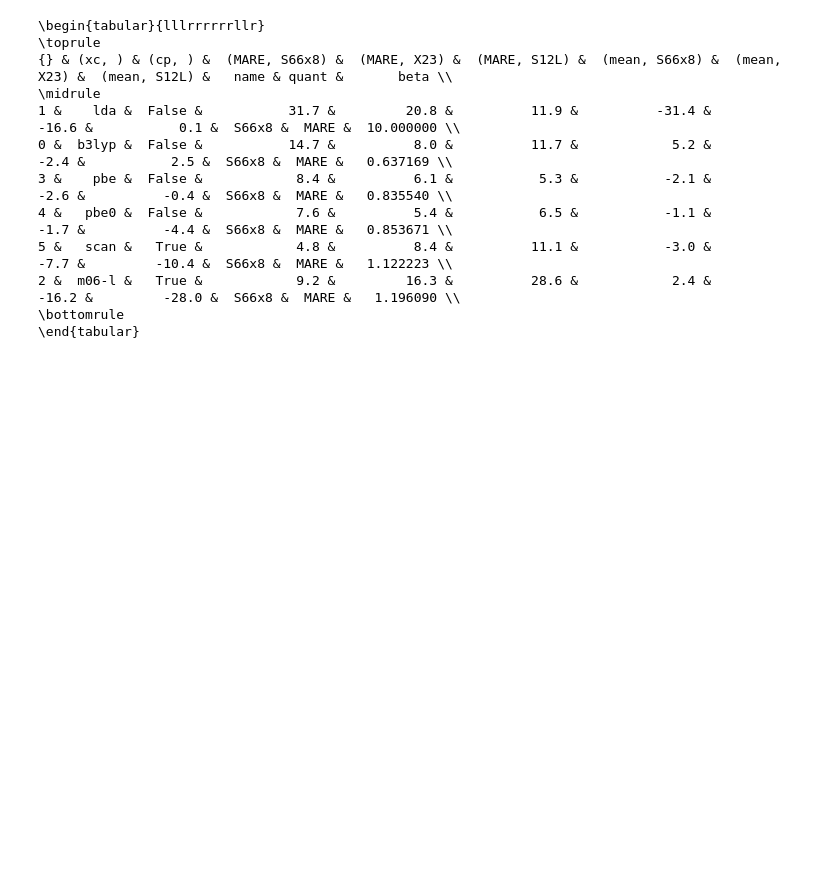
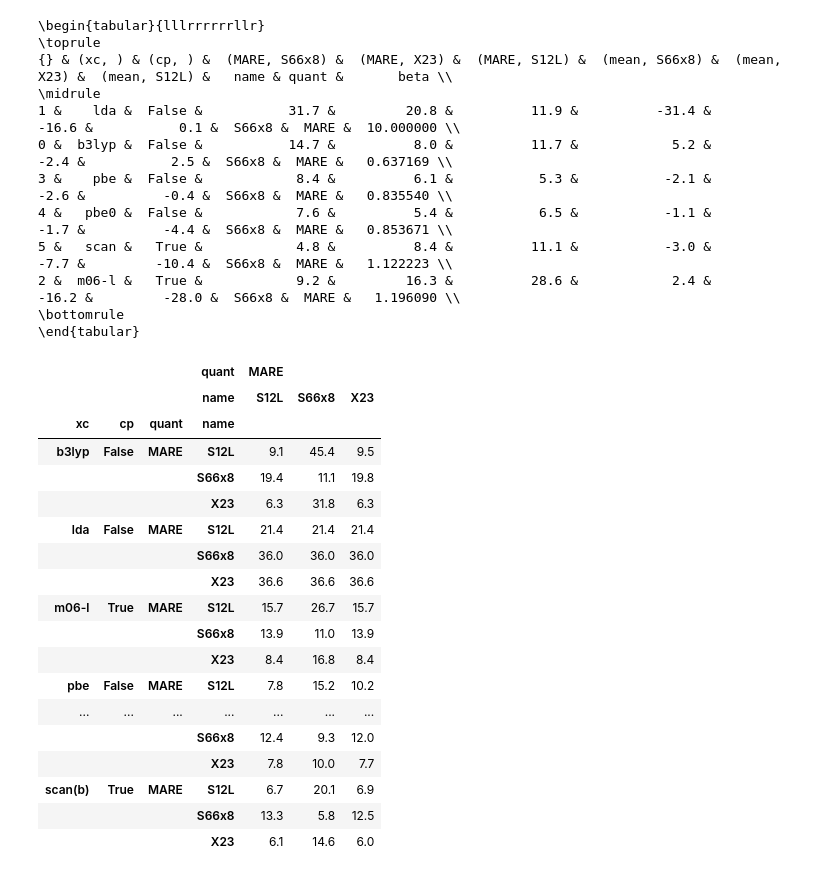
Before and after one commit to azag0/dft-vdw-range, a Jupyter notebook: src/2017-05-05-figures.ipynb, the cells around one changed output. Cells and saved outputs as stored; diff of their text form; code cells hidden in the pictures; blank space fills up the shorter version.

```diff
--- a/src/2017-05-05-figures.ipynb
+++ b/src/2017-05-05-figures.ipynb
@@ -108,19 +108,27 @@ def merge_scfs_vdws(vdw, baseidx, scfidxs, vdwidxs, params):
 def merge_scf_vdw(vdw, baseidx, scfidx, vdwidx, params):
     return merge_scfs_vdws(vdw, baseidx, [scfidx], [vdwidx], params)
 
-def interp_vv10(bs):
+def interp_vv10(df, bs=None):
+    if bs is None:
+        bs = df
+        df = data['vv10']['ene'] \
+        .unstack().apply(lambda r: r['nlc'] if r.name[0] == 'S12L' else r['vdw']-r['base'], axis=1)
     def func(r):
         f = interp1d(r.index, r)
         return pd.Series({b: ene for b, ene in zip(bs, f(bs))})
-    return data['vv10']['ene'] \
-        .unstack().apply(lambda r: r['nlc'] if r.name[0] == 'S12L' else r['vdw']-r['base'], axis=1) \
-        .unstack().apply(func, axis=1).rename_axis('b', axis=1).stack().to_frame('ene')
+    return df.unstack().apply(func, axis=1).rename_axis('b', axis=1).stack().to_frame('ene')
 
 def interp_mbd(df, betas):
     def func(r):
         f = interp1d(r.index, r)
         return pd.Series({beta: ene for beta, ene in zip(betas, f(betas))})
     return df.unstack().apply(func, axis=1).rename_axis('beta', axis=1).stack().to_frame('ene')
+
+def interp_d3(df, a2s):
+    def func(r):
+        f = interp1d(r.index, r)
+        return pd.Series({a2: ene for a2, ene in zip(a2s, f(a2s))})
+    return df.unstack(-2).apply(func, axis=1).rename_axis('a2', axis=1).stack().to_frame('ene')
 # %% [markdown]
 ## Figures
 # %%
@@ -168,0 +176,12 @@ optimal_beta.round(2).unstack([1, 2])
+# %%
+optimal_b = merge_scfs_vdws(
+    interp_vv10(np.linspace(4.5, 22., 10)),
+    ('S66x8 X23 S12L'.split(), slice(None), 1.),
+    [
+        *dict.fromkeys('lda b3lyp pbe pbe0'.split(), False).items(),
+        *dict.fromkeys('scan m06-l scan(b)'.split(), True).items()
+    ],
+    [(slice(None),)],
+    'b'.split()
+).groupby('name xc cp'.split()).apply(lambda df: get_optimal_param(df, 'b')).stack().rename('b')
+optimal_b.round(2).unstack([1, 2])
@@ -234,3 +279,39 @@ print(
 2 &  m06-l &   True &            9.2 &         16.3 &          28.6 &            2.4 &        -16.2 &         -28.0 &  S66x8 &  MARE &   1.196090 \\
 \bottomrule
 \end{tabular}
+# %%
+def get_performance_vv10(xc, cp, b, **_):
+    return merge_scf_vdw(
+        interp_vv10(
+            data['vv10'].ene.loc['S66x8 X23 S12L'.split()].unstack()
+            .apply(lambda r: r['nlc'] if r.name[0] == 'S12L' else r['vdw']-r['base'], axis=1),
+            [b]
+        ), tuple(3*[slice(None)]), (xc, cp), (b,), 'b'.split()
+    ).groupby('name').apply(get_stat).stack().reorder_levels([1, 0])
+
+def get_performance_df_vv10(df):
+    return 100*get_performance_vv10(**dict(zip(df.index.names, df.index.values[0])), b=df.values[0])
+
+all_perfs_vv10 = optimal_b.groupby('xc cp quant name'.split()).apply(get_performance_df_vv10).unstack([2, 3]).round(1)
+# %%
+all_perfs_vv10.loc[(slice(None), slice(None), 'MARE'), ('MARE', slice(None))]
+# %% [output]
+|  |  |  | quant | MARE |  |  |
+|  |  |  | name | S12L | S66x8 | X23 |
+| xc | cp | quant | name |  |  |  |
+| b3lyp | False | MARE | S12L | 9.1 | 45.4 | 9.5 |
+|  |  |  | S66x8 | 19.4 | 11.1 | 19.8 |
+|  |  |  | X23 | 6.3 | 31.8 | 6.3 |
+| lda | False | MARE | S12L | 21.4 | 21.4 | 21.4 |
+|  |  |  | S66x8 | 36.0 | 36.0 | 36.0 |
+|  |  |  | X23 | 36.6 | 36.6 | 36.6 |
+| m06-l | True | MARE | S12L | 15.7 | 26.7 | 15.7 |
+|  |  |  | S66x8 | 13.9 | 11.0 | 13.9 |
+|  |  |  | X23 | 8.4 | 16.8 | 8.4 |
+| pbe | False | MARE | S12L | 7.8 | 15.2 | 10.2 |
+| ... | ... | ... | ... | ... | ... | ... |
+|  |  |  | S66x8 | 12.4 | 9.3 | 12.0 |
+|  |  |  | X23 | 7.8 | 10.0 | 7.7 |
+| scan(b) | True | MARE | S12L | 6.7 | 20.1 | 6.9 |
+|  |  |  | S66x8 | 13.3 | 5.8 | 12.5 |
+|  |  |  | X23 | 6.1 | 14.6 | 6.0 |
```
Also changed, not shown: parts of 9 cells of this notebook, 7 other files.
